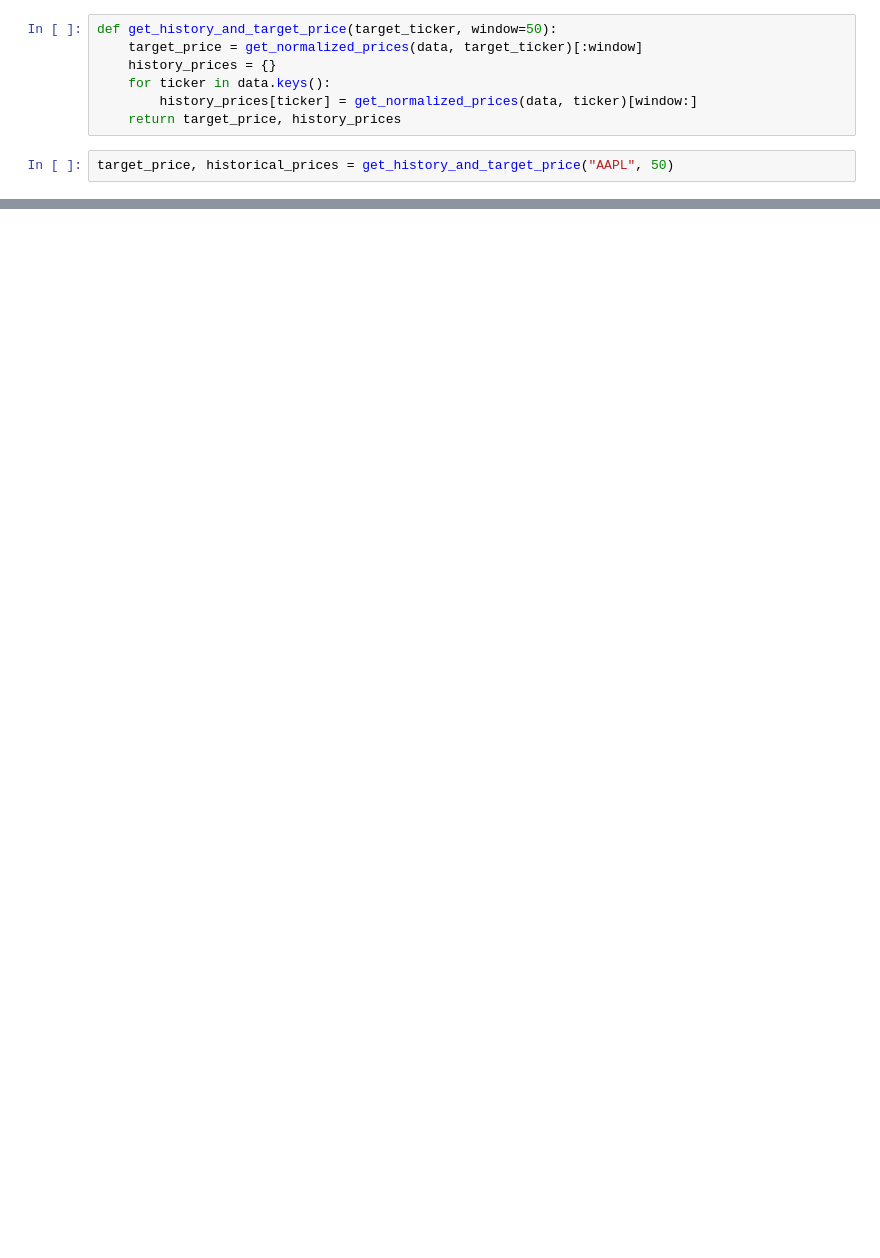
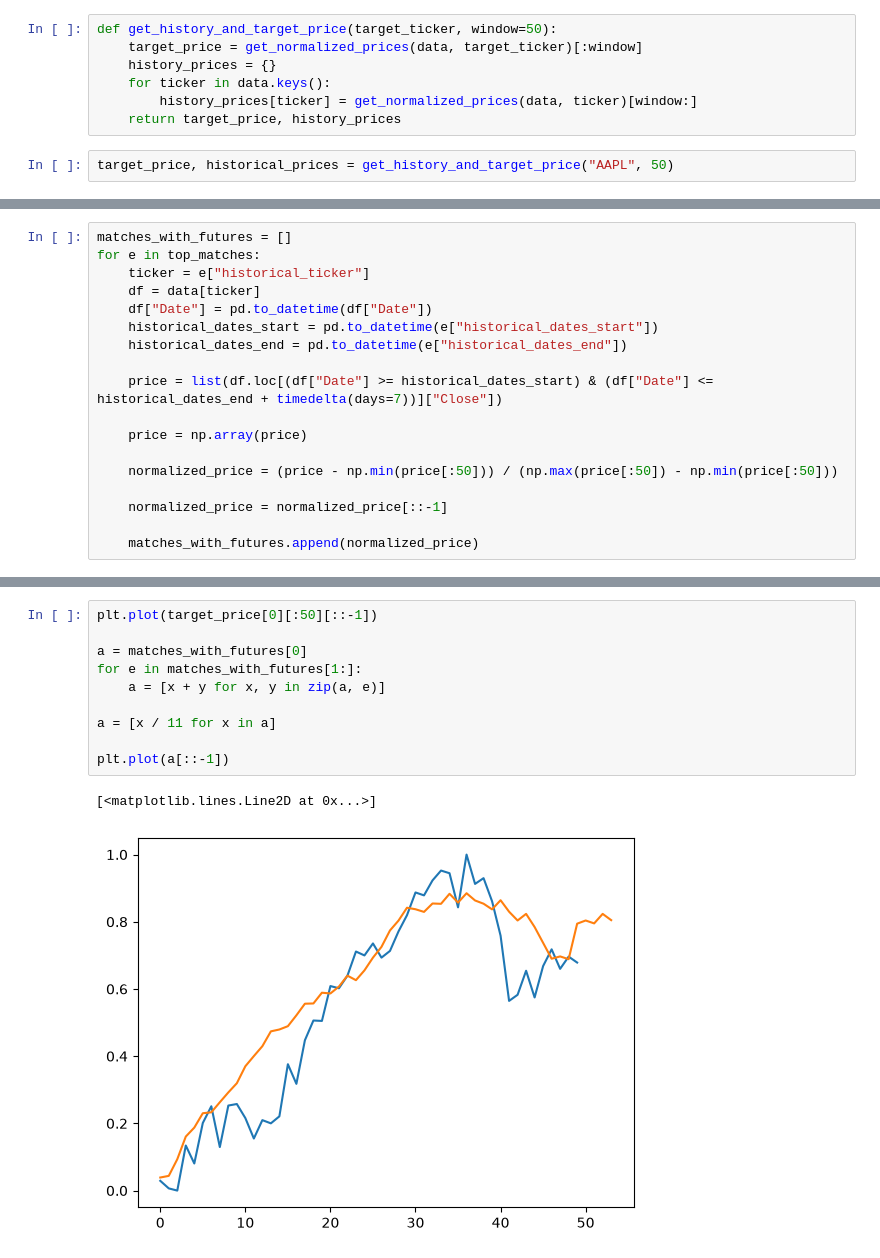
Before and after one commit to sachinstha9/motif, a Jupyter notebook: index.ipynb, the cells around one changed output, grey strips where cells are left out. Cells and saved outputs as stored; diff of their text form; blank space fills up the shorter version.

```diff
--- a/index.ipynb
+++ b/index.ipynb
@@ -79,0 +71,18 @@ top_matches_dict
+# %%
+matches_with_futures = []
+for e in top_matches:
+    ticker = e["historical_ticker"]
+    df = data[ticker]
+    df["Date"] = pd.to_datetime(df["Date"])
+    historical_dates_start = pd.to_datetime(e["historical_dates_start"])
+    historical_dates_end = pd.to_datetime(e["historical_dates_end"])
+
+    price = list(df.loc[(df["Date"] >= historical_dates_start) & (df["Date"] <= historical_dates_end + timedelta(days=7))]["Close"])
+
+    price = np.array(price)
+
+    normalized_price = (price - np.min(price[:50])) / (np.max(price[:50]) - np.min(price[:50]))
+
+    normalized_price = normalized_price[::-1]
+
+    matches_with_futures.append(normalized_price)
@@ -79,0 +103,13 @@ top_matches_dict
+# %%
+plt.plot(target_price[0][:50][::-1])
+
+a = matches_with_futures[0]
+for e in matches_with_futures[1:]:
+    a = [x + y for x, y in zip(a, e)]
+
+a = [x / 11 for x in a]
+
+plt.plot(a[::-1])
+# %% [output]
+[<matplotlib.lines.Line2D at 0x...>]
+[figure, added]
```
Also changed, not shown: parts of 8 cells of this notebook.
